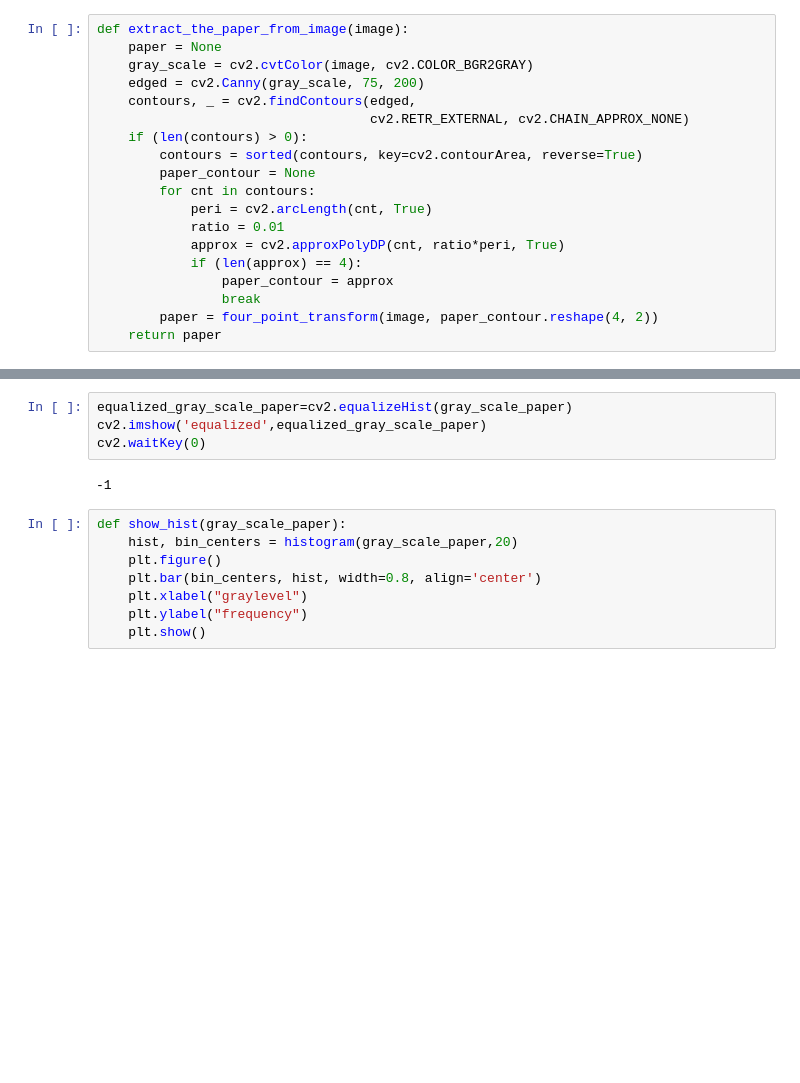
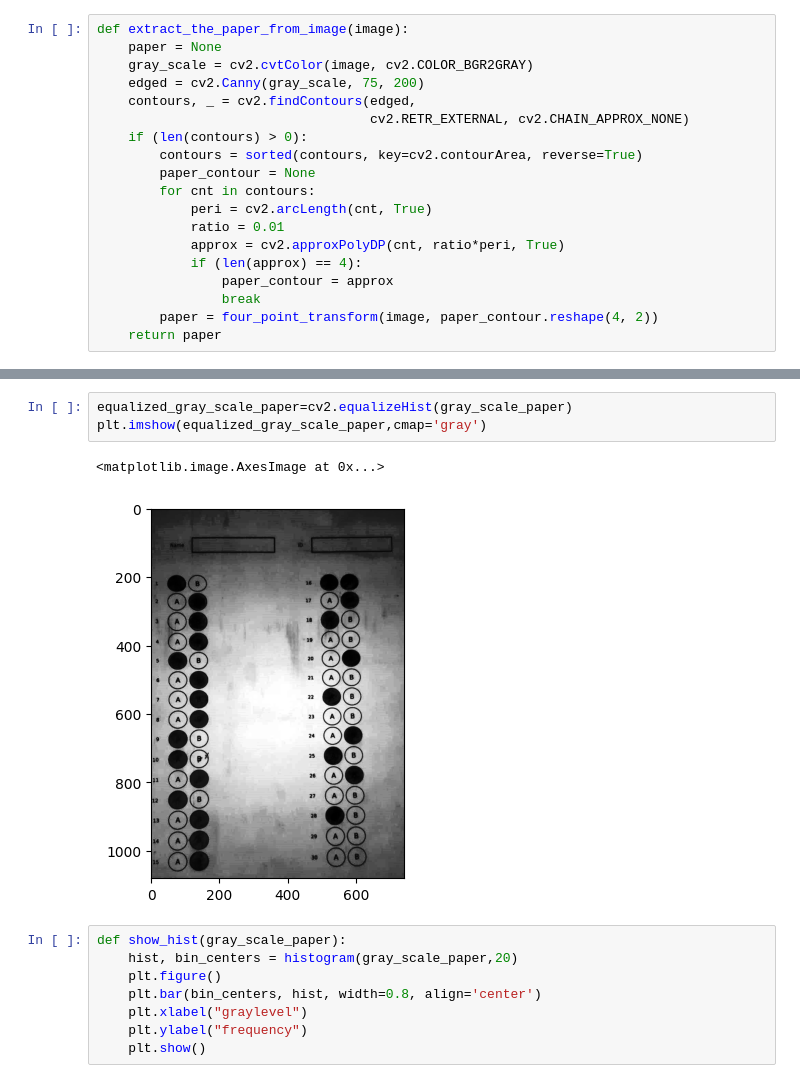
Before and after one commit to EslamAsHhraf/Grades-auto-filler, a Jupyter notebook: Untitled.ipynb, the cells around one changed output, grey strips where cells are left out. Drawn from its saved outputs; the diff is of its cells as text; blank space fills up the shorter version.

```diff
--- a/Untitled.ipynb
+++ b/Untitled.ipynb
@@ -46,9 +46,9 @@ cv2.waitKey(0)
 # %%
 equalized_gray_scale_paper=cv2.equalizeHist(gray_scale_paper)
-cv2.imshow('equalized',equalized_gray_scale_paper)
-cv2.waitKey(0)
+plt.imshow(equalized_gray_scale_paper,cmap='gray')
 # %% [output]
--1
+<matplotlib.image.AxesImage at 0x...>
+[figure, added]
 # %%
 def show_hist(gray_scale_paper):
     hist, bin_centers = histogram(gray_scale_paper,20)
```
Also changed, not shown: parts of 11 cells of this notebook, 49 other files.
